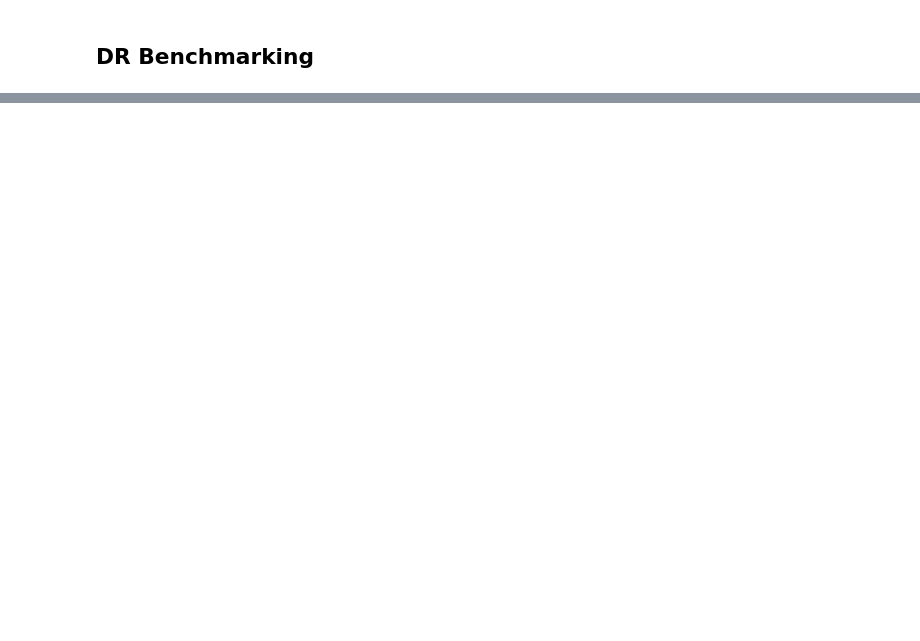
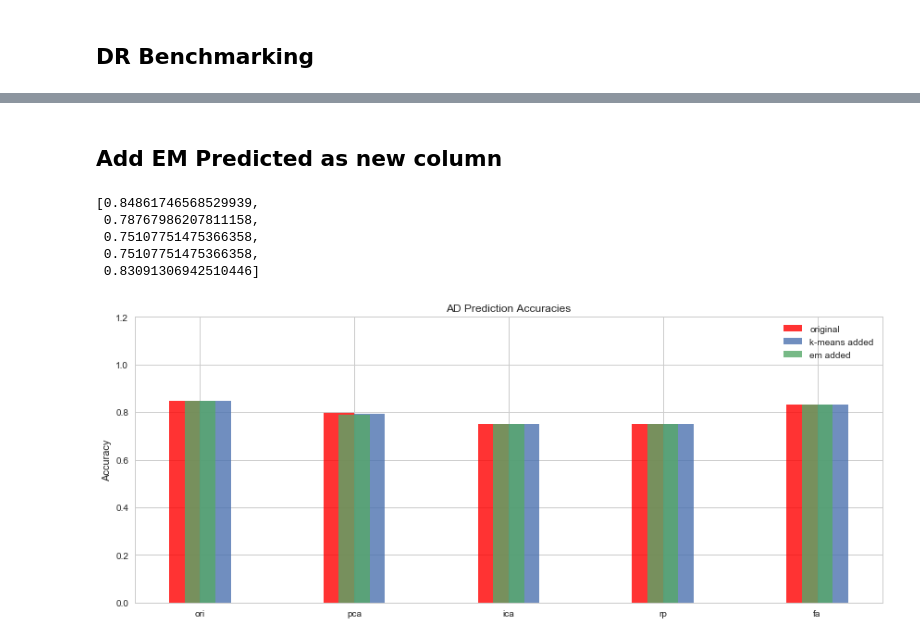
Before and after one commit to truzmeto/UnsupervisedLearning, a Jupyter notebook: AD.ipynb, the cells around one changed output, grey strips where cells are left out. Drawn from its saved outputs; the diff is of its cells as text; code cells hidden in the pictures; blank space fills up the shorter version.

```diff
--- a/AD.ipynb
+++ b/AD.ipynb
@@ -581,0 +751,2 @@ fig.savefig('plots/AD_DR_benchmarks.pdf')
+# %%
+all_train_scores_kmeans = [train_score_ori1, train_score_pca1, train_score_ica1, train_score_rp1, train_score_fa1]
@@ -581,0 +761,54 @@ fig.savefig('plots/AD_DR_benchmarks.pdf')
+# %% [markdown]
+## Add EM Predicted as new column
+# %%
+gm = GaussianMixture(n_components=n_centroids, random_state=n_seed, n_init=1, max_iter=100)
+gm.fit(train)
+gm_labels = gm.predict(train)
+
+train_new= pd.DataFrame(train)
+train_new['new_tar'] = gm_labels
+# %%
+MLP.fit(train_new,train_labels)
+train_score_ori2 = MLP.score(train_new,train_labels)
+
+MLP.fit(pca_n2,train_labels)
+train_score_pca2 = MLP.score(pca_n2,train_labels)
+
+MLP.fit(ica_n2,train_labels)
+train_score_ica2 = MLP.score(ica_n2,train_labels)
+
+MLP.fit(rp_n2,train_labels)
+train_score_rp2 = MLP.score(rp_n2,train_labels)
+
+MLP.fit(fa_n2,train_labels)
+train_score_fa2 = MLP.score(fa_n2,train_labels)
+# %%
+all_train_scores_em = [train_score_ori2, train_score_pca2, train_score_ica2, train_score_rp2, train_score_fa2]
+# %%
+all_train_scores_em
+# %% [output]
+[0.84861746568529939,
+ 0.78767986207811158,
+ 0.75107751475366358,
+ 0.75107751475366358,
+ 0.83091306942510446]
+# %%
+fig = plt.figure(figsize=(12,5))
+
+ax=fig.add_subplot(111)
+x=np.arange(0,5)
+names=["lala","ori","pca","ica","rp","fa"]
+
+plt.bar(x, all_train_scores, align='edge', alpha=0.8, color='red', width=-0.2)
+plt.bar(x, all_train_scores_kmeans, align='edge', alpha=0.8, width=0.2)
+plt.bar(x, all_train_scores_em, align='center', alpha=0.8, width=0.2)
+plt.legend(["original","k-means added","em added"],loc='best')
+plt.ylabel('Accuracy')
+plt.xlabel('')
+plt.title('AD Prediction Accuracies')
+plt.ylim(0,1.2)
+ax.set_xticklabels(names)
+fig.set_tight_layout(True)
+fig.savefig('plots/all_acc.pdf')
+# %% [output]
+[figure, added]
```
Also changed, not shown: parts of 34 cells of this notebook, 6 other files.
